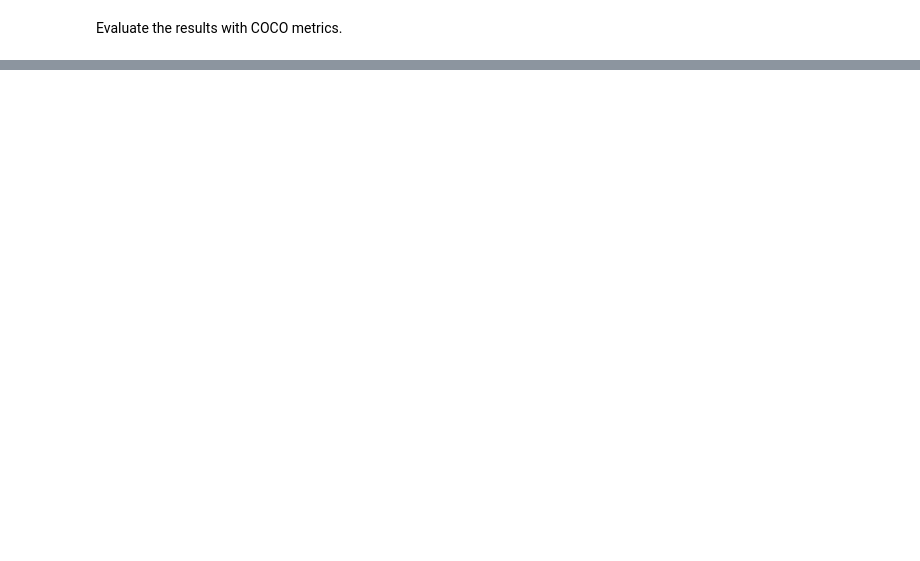
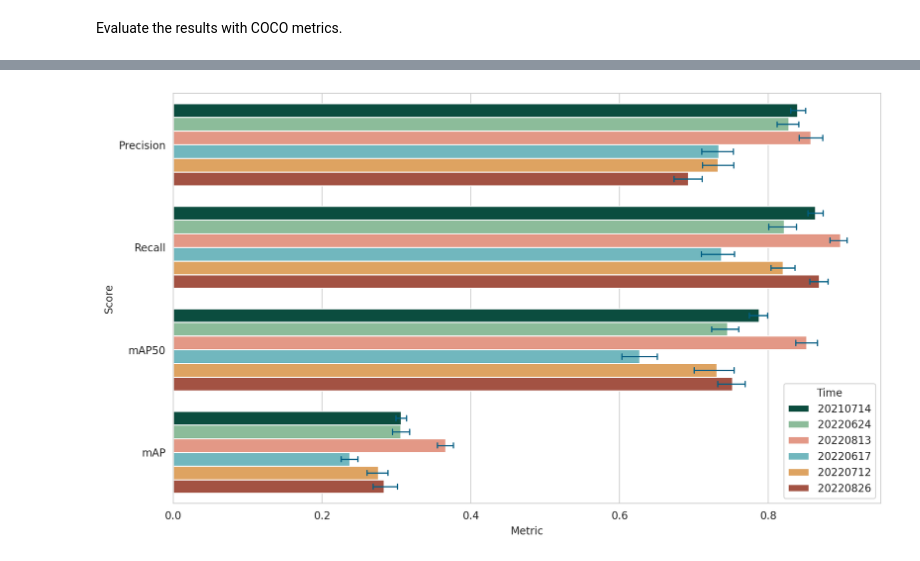
Before and after one commit to mayrajeo/ship-detection, a Jupyter notebook: nbs/detection_results.ipynb, the cells around one changed output, grey strips where cells are left out. Saved outputs shown, nothing was run; the diff lists cells and outputs as text; code cells hidden in the pictures; blank space fills up the shorter version.

```diff
--- a/nbs/detection_results.ipynb
+++ b/nbs/detection_results.ipynb
@@ -212,0 +510,17 @@ plt.show()
+# %%
+#| echo: False
+#| output: false
+
+sns.set_style('whitegrid')
+fig, ax = plt.subplots(1,1, figsize=(12,7), dpi=200)
+ax.set_ylim([0,1])
+sns.barplot(y='variable', x='value', hue='Time',
+            data=pd.melt(resdf, id_vars=['Tile', 'Time'], value_vars=['Precision', 'Recall','mAP50', 'mAP']),
+            palette=colors9, errorbar=('ci', 100), capsize=.05, errcolor=colors9[-3], errwidth=1.2)
+sns.move_legend(ax, 'lower right')
+plt.xlabel('Metric')
+plt.ylabel('Score')
+
+plt.show()
+# %% [output]
+[figure, added]
```
Also changed, not shown: parts of 13 cells of this notebook, 3 other files.
